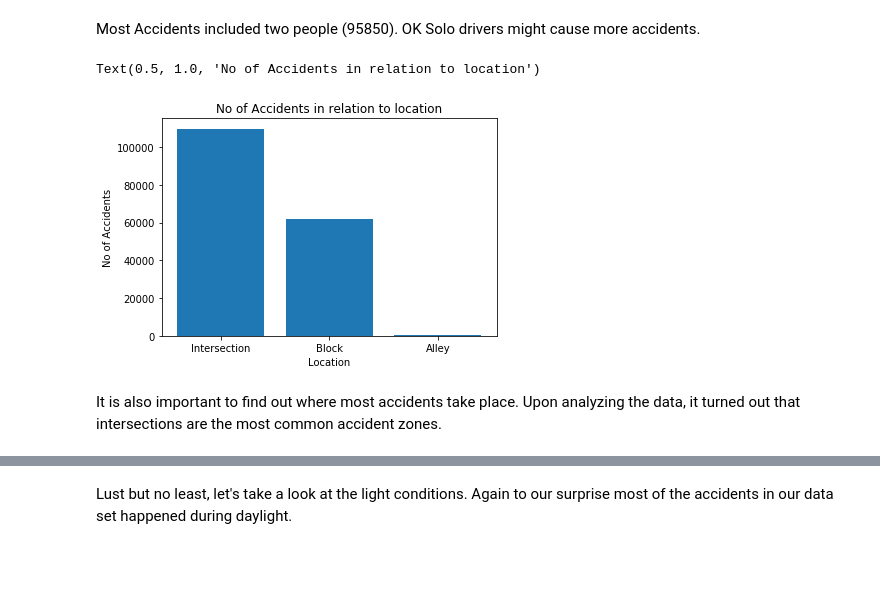
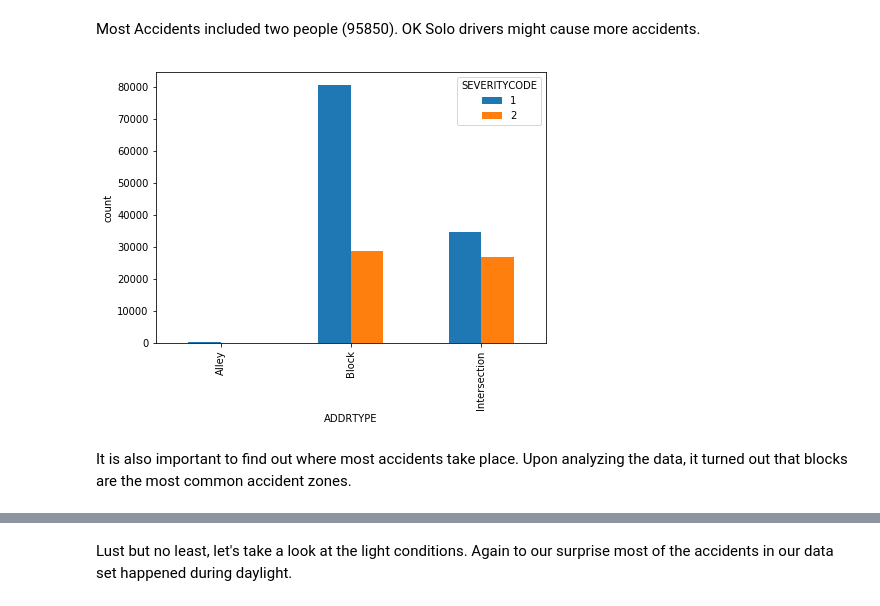
Before and after one commit to EliasJockheck/Coursera_Capstone, a Jupyter notebook: Coursera Capstone.ipynb, the cells around one changed output, grey strips where cells are left out. Saved outputs shown, nothing was run; the diff lists cells and outputs as text; code cells hidden in the pictures; blank space fills up the shorter version.

```diff
--- a/Coursera Capstone.ipynb
+++ b/Coursera Capstone.ipynb
@@ -223,14 +234,14 @@ Name: PERSONCOUNT, dtype: int64
 # %% [markdown]
 Most Accidents included two people (95850). OK Solo drivers might cause more accidents.
-# %%
-X=collisions_red.ADDRTYPE.unique()
-Data = collisions_red.ADDRTYPE.value_counts()
-plt.bar(X, height=Data)
-plt.xlabel('Location')
-plt.ylabel('No of Accidents')
-plt.title('No of Accidents in relation to location')
-# %% [output]
-Text(0.5, 1.0, 'No of Accidents in relation to location')
-[figure, removed]
+# %%
+collisions_red_g = collisions_red.groupby(['ADDRTYPE']).SEVERITYCODE.value_counts()
+# %%
+g1 = collisions_red_g.unstack()
+# %%
+g1.plot(kind='bar', figsize=(7, 5))
+plt.ylabel('count')
+plt.show()
+# %% [output]
+[figure, added]
 # %% [markdown]
-It is also important to find out where most accidents take place. Upon analyzing the data, it turned out that intersections are the most common accident zones.
+It is also important to find out where most accidents take place. Upon analyzing the data, it turned out that blocks are the most common accident zones.
```
Also changed, not shown: parts of 14 cells of this notebook.
